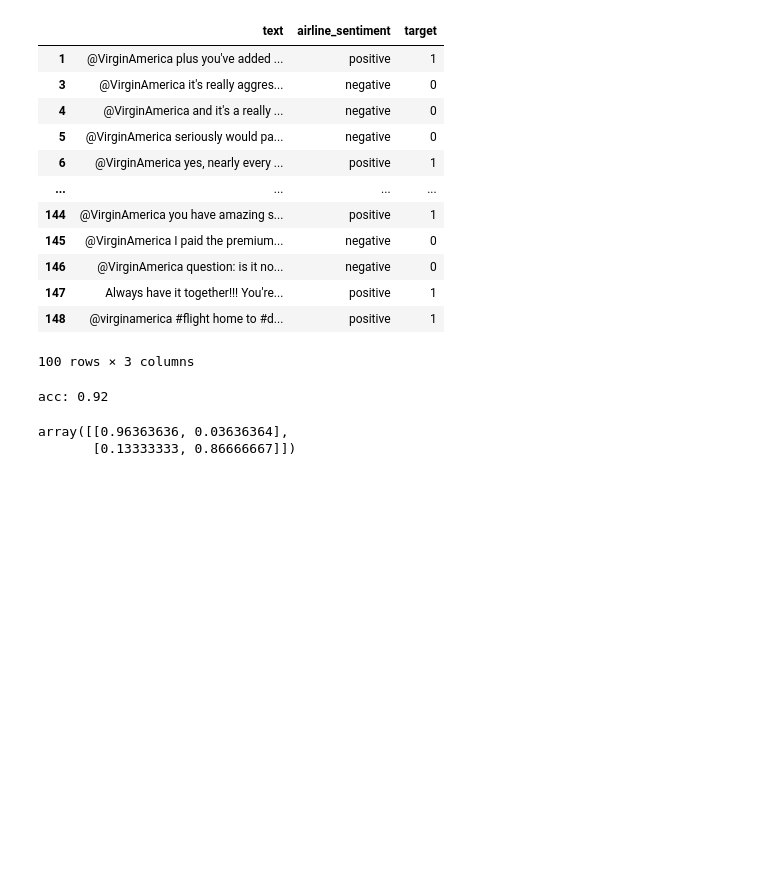
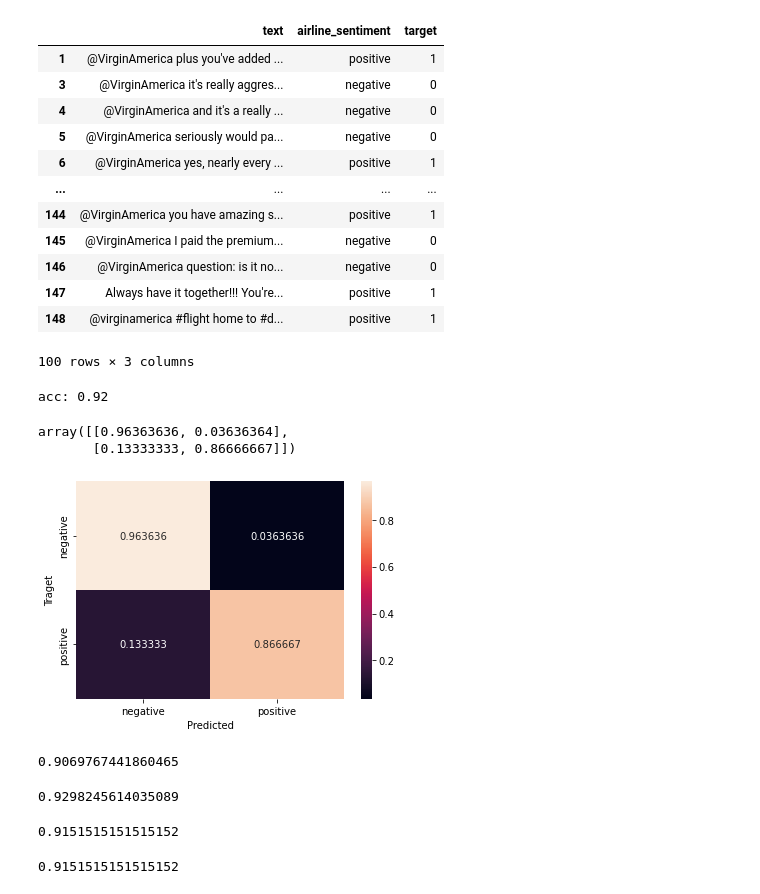
Before and after one commit to yassine-D/NLP-Transfoermers, a Jupyter notebook: sentiment_analysis/sentiment_analysis.ipynb, the cells around one changed output. Saved outputs shown, nothing was run; the diff lists cells and outputs as text; code cells hidden in the pictures; blank space fills up the shorter version.

Commit message:
adding f1 score and AUC

```diff
--- a/sentiment_analysis/sentiment_analysis.ipynb
+++ b/sentiment_analysis/sentiment_analysis.ipynb
@@ -171,6 +153,23 @@ array([[0.96363636, 0.03636364],
 def plot_cm(cm):
     classes =["negative", "positive"]
     df_cm = pd.DataFrame(cm, index=classes , columns=classes)
-    ax = sn.heatmap(df_cm , annot= "True", fmt='g')
+    ax = sn.heatmap(df_cm , annot= True, fmt='g')
     ax.set_xlabel("Predicted")
     ax.set_ylabel("Traget")
+# %%
+plot_cm(cm)
+# %% [output]
+[figure, added]
+# %%
+# Computing metrics
+display (f1_score(df_sample['target'] , preds))
+display(f1_score(1 - df_sample['target'] , 1 - preds))
+# %% [output]
+0.9069767441860465
+0.9298245614035089
+# %%
+display(roc_auc_score(df_sample["target"] , preds))
+display(roc_auc_score(1 - df_sample["target"] ,1 - preds))
+# %% [output]
+0.9151515151515152
+0.9151515151515152
```
Also changed, not shown: parts of 1 cell of this notebook.
